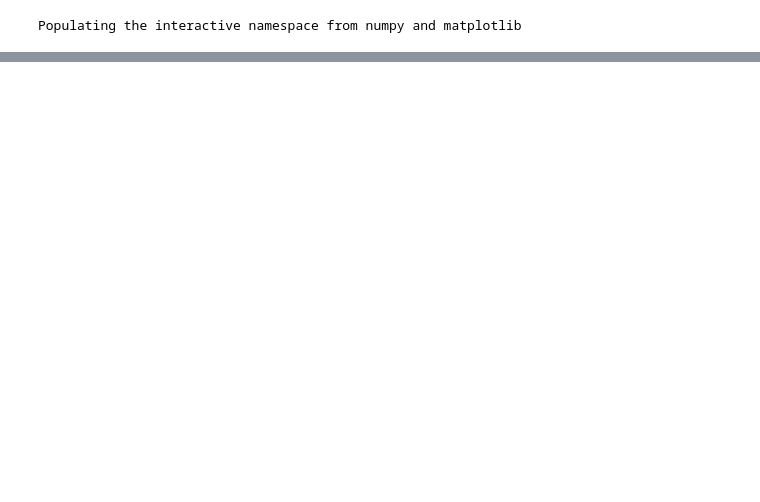
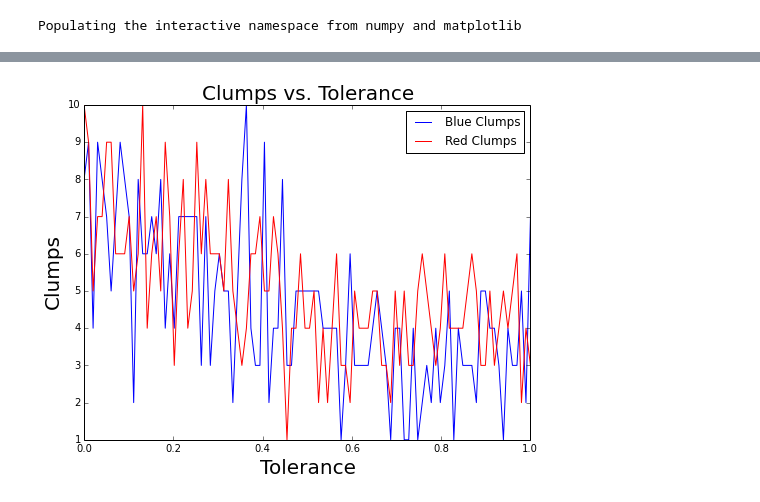
Before and after one commit to jpizagui/PHYS202-S14, a Jupyter notebook: Final Project.ipynb, the cells around one changed output, grey strips where cells are left out. Drawn from its saved outputs; the diff is of its cells as text; code cells hidden in the pictures; blank space fills up the shorter version.

```diff
--- a/Final Project.ipynb
+++ b/Final Project.ipynb
@@ -459,0 +607,22 @@ Everyone is satisfied!
+# %%
+BlueClumps = np.asarray(BlueClumps)
+RedClumps = np.asarray(RedClumps)
+'''
+m1,b1,m1err,b1err = LinearLSqFit(ToleranceList,RoundsToFinish)
+
+f = lambda x,m,b: m*x + b
+'''
+#Plot the data and the fit line
+plt.figure(figsize=(8, 6), dpi=80)
+
+#plt.plot(ToleranceList,f(ToleranceList,m1,b1),label="Best Fit Linear Line")
+plt.plot(ToleranceList,BlueClumps,label = "Blue Clumps",color='b')
+plt.plot(ToleranceList,RedClumps,label = "Red Clumps",color='r')
+plt.xlabel("Tolerance",fontsize=20)
+plt.ylabel("Clumps",fontsize=20)
+plt.legend(loc="best")
+plt.title("Clumps vs. Tolerance",fontsize=20)
+
+plt.show()
+# %% [output]
+[figure, added]
```
Also changed, not shown: parts of 6 cells of this notebook.
